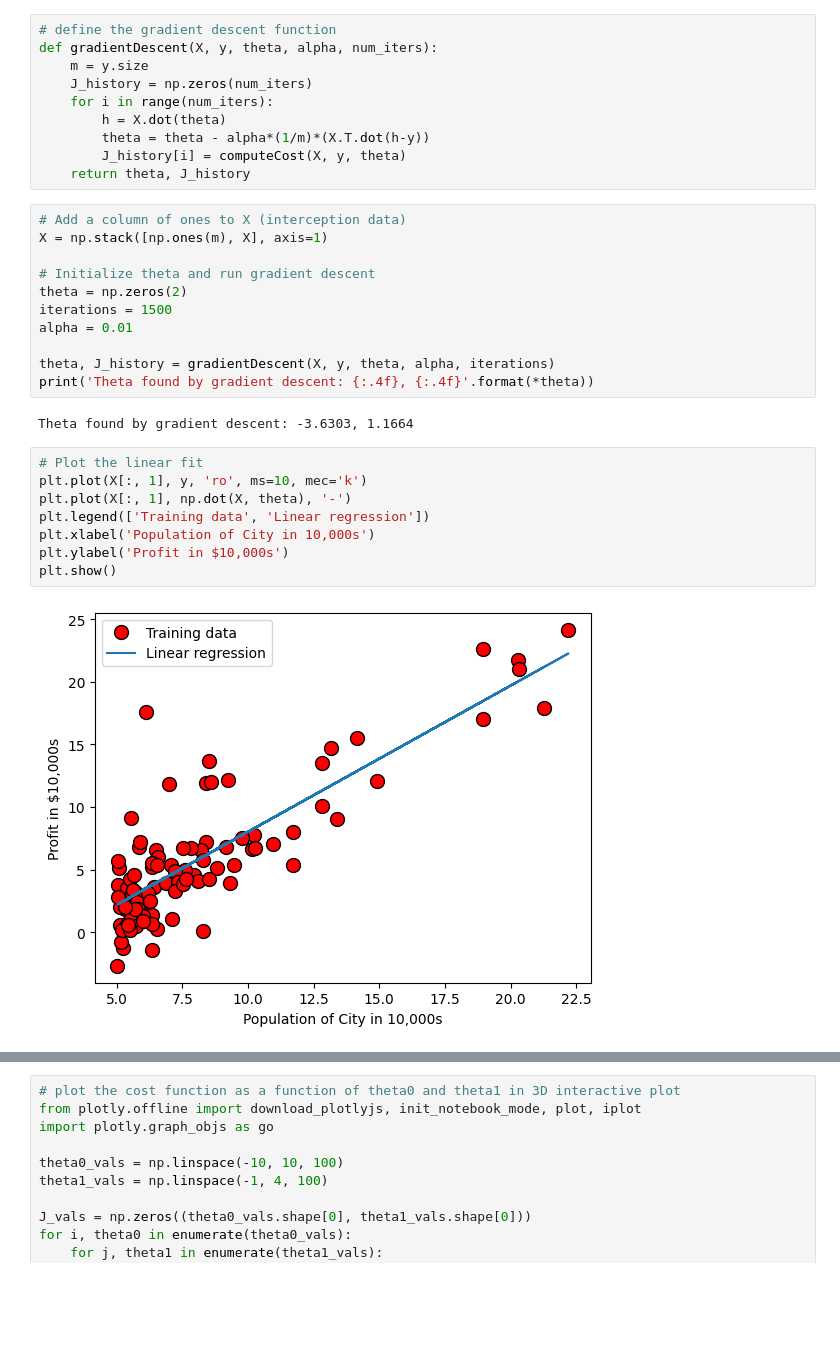
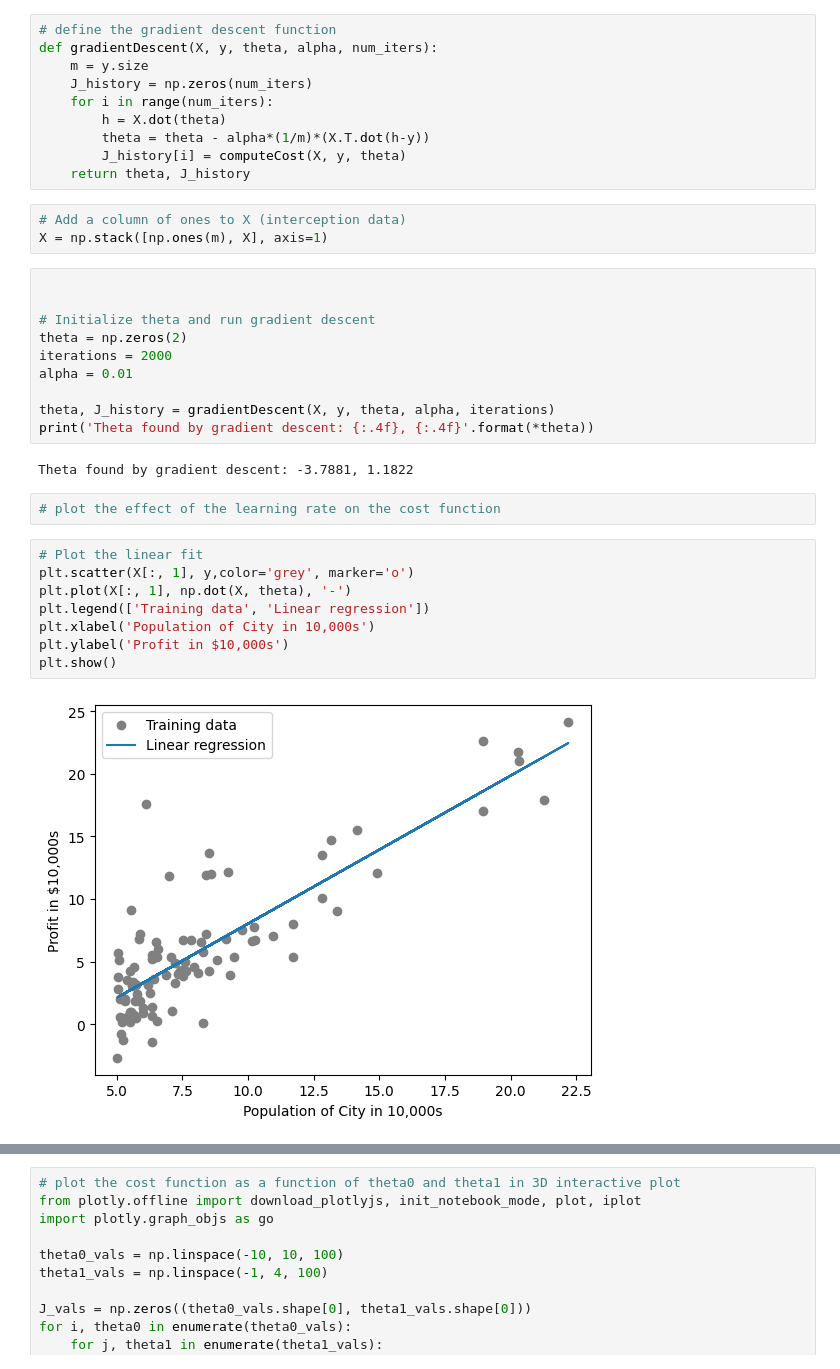
Before and after one commit to Behlil/Machine-Leaning, a Jupyter notebook: ML/linear_regression.ipynb, the cells around one changed output, grey strips where cells are left out. Cells and saved outputs as stored; diff of their text form; blank space fills up the shorter version.

```diff
--- a/ML/linear_regression.ipynb
+++ b/ML/linear_regression.ipynb
@@ -78,28 +78,32 @@ def gradientDescent(X, y, theta, alpha, num_iters):
         theta = theta - alpha*(1/m)*(X.T.dot(h-y))
         J_history[i] = computeCost(X, y, theta)
     return theta, J_history
+# %%
+# Add a column of ones to X (interception data)
+X = np.stack([np.ones(m), X], axis=1)
 # %%
-# Add a column of ones to X (interception data)
-X = np.stack([np.ones(m), X], axis=1)
+
 
 # Initialize theta and run gradient descent
 theta = np.zeros(2)
-iterations = 1500
+iterations = 2000
 alpha = 0.01
 
 theta, J_history = gradientDescent(X, y, theta, alpha, iterations)
 print('Theta found by gradient descent: {:.4f}, {:.4f}'.format(*theta))
 # %% [output]
-Theta found by gradient descent: -3.6303, 1.1664
+Theta found by gradient descent: -3.7881, 1.1822
+# %%
+# plot the effect of the learning rate on the cost function
 # %%
 # Plot the linear fit
-plt.plot(X[:, 1], y, 'ro', ms=10, mec='k')
+plt.scatter(X[:, 1], y,color='grey', marker='o')
 plt.plot(X[:, 1], np.dot(X, theta), '-')
 plt.legend(['Training data', 'Linear regression'])
 plt.xlabel('Population of City in 10,000s')
 plt.ylabel('Profit in $10,000s')
 plt.show()
 # %% [output]
-[figure, old version]
+[figure, new version]
 # %%
 # plot the history of the cost function
```
Also changed, not shown: parts of 2 cells of this notebook.
